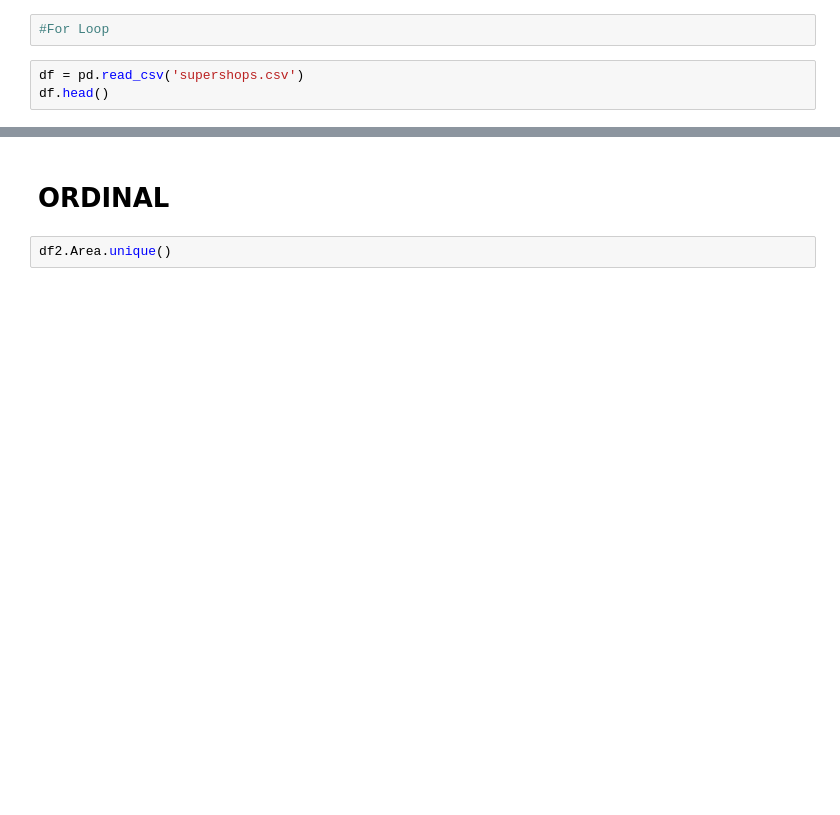
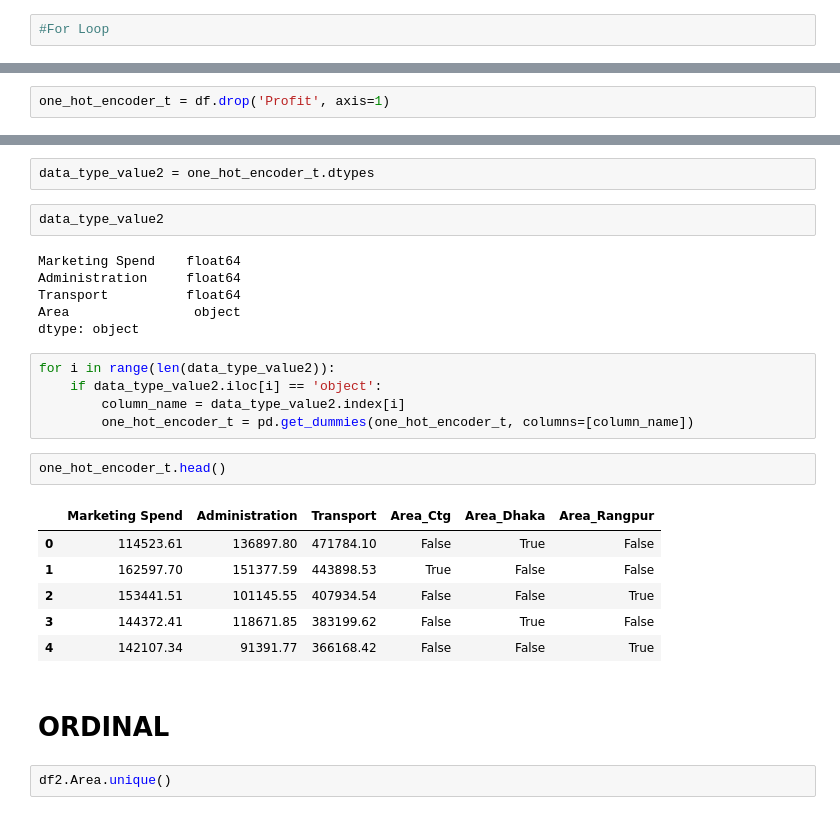
Before and after one commit to ovibaridar/Studay_mart, a Jupyter notebook: Assignments 06/Class 06.ipynb, the cells around one changed output, grey strips where cells are left out. Drawn from its saved outputs; the diff is of its cells as text; blank space fills up the shorter version.

```diff
--- a/Assignments 06/Class 06.ipynb
+++ b/Assignments 06/Class 06.ipynb
@@ -152,5 +216,2 @@ pd.get_dummies(df2, prefix='area', drop_first=True).head()
 # %%
 #For Loop
-# %%
-df = pd.read_csv('supershops.csv')
-df.head()
@@ -163,0 +218,2 @@ df.head()
+# %%
+one_hot_encoder_t = df.drop('Profit', axis=1)
@@ -164,3 +229,27 @@ df.head()
+# %%
+data_type_value2 = one_hot_encoder_t.dtypes
+# %%
+data_type_value2
+# %% [output]
+Marketing Spend    float64
+Administration     float64
+Transport          float64
+Area                object
+dtype: object
+# %%
+for i in range(len(data_type_value2)):
+    if data_type_value2.iloc[i] == 'object':
+        column_name = data_type_value2.index[i]
+        one_hot_encoder_t = pd.get_dummies(one_hot_encoder_t, columns=[column_name])
+# %%
+one_hot_encoder_t.head()
+# %% [output]
+|  | Marketing Spend | Administration | Transport | Area_Ctg | Area_Dhaka | Area_Rangpur |
+| 0 | 114523.61 | 136897.80 | 471784.10 | False | True | False |
+| 1 | 162597.70 | 151377.59 | 443898.53 | True | False | False |
+| 2 | 153441.51 | 101145.55 | 407934.54 | False | False | True |
+| 3 | 144372.41 | 118671.85 | 383199.62 | False | True | False |
+| 4 | 142107.34 | 91391.77 | 366168.42 | False | False | True |
 # %% [markdown]
 # ORDINAL
 # %%
```
Also changed, not shown: parts of 16 cells of this notebook.
